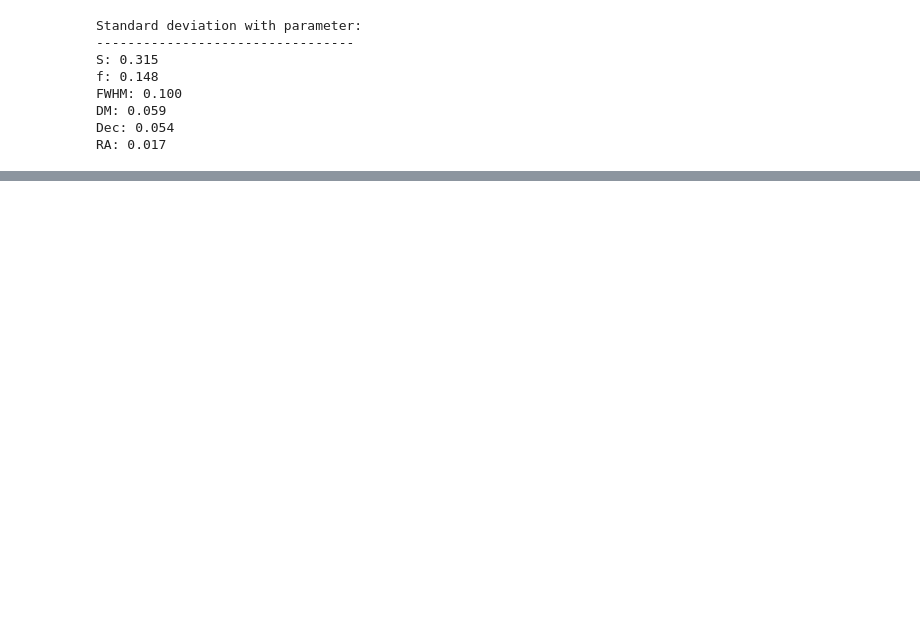
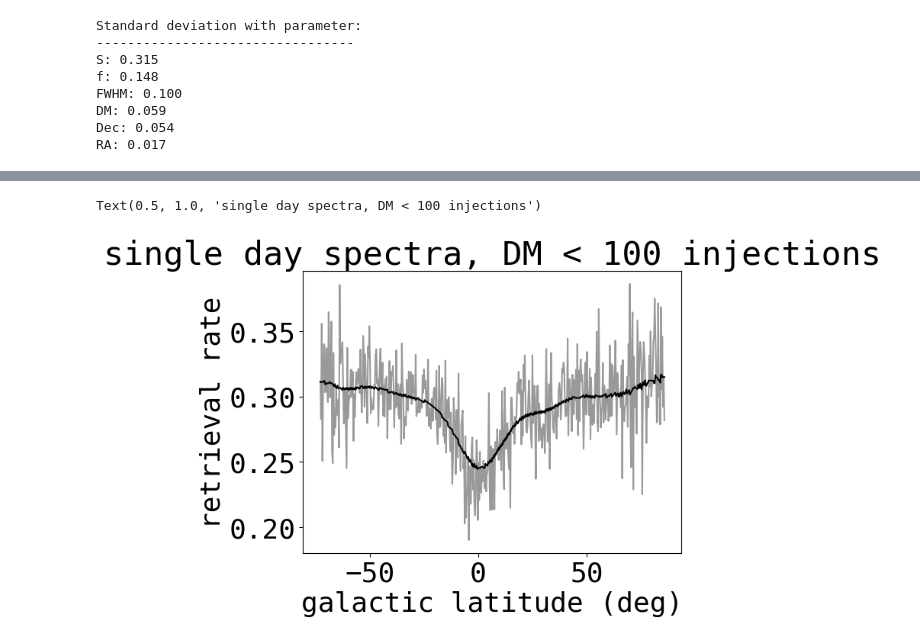
Before and after one commit to chime-sps/Transmissivity, a Jupyter notebook: results/injection_analysis_1d.ipynb, the cells around one changed output, grey strips where cells are left out. Drawn from its saved outputs; the diff is of its cells as text; code cells hidden in the pictures; blank space fills up the shorter version.

```diff
--- a/results/injection_analysis_1d.ipynb
+++ b/results/injection_analysis_1d.ipynb
@@ -345,0 +550,21 @@ Number of injections: 20070
+# %%
+DM_mask = data_1[:, DM_idx] < 100.
+b_bins = np.linspace(min(b1.value), max(b1.value), 500)
+b_dev = 20
+mock_data_1 = np.zeros((len(b1[DM_mask]), 2))
+mock_data_1[:, 0] = b1[DM_mask]
+mock_data_1[:, 1] = data_1[DM_mask, -1]
+
+b_inj_p_smooth, b_sens, b_sens_smooth = au.get_sensitivity(
+    mock_data_1,
+    *(0, b_bins, b_dev)
+)
+
+plt.plot(b_bins[:-1], b_sens_smooth, color='black')
+plt.plot(b_bins[:-1], b_sens, alpha=0.4, color='black')
+plt.xlabel('galactic latitude (deg)')
+plt.ylabel('retrieval rate')
+plt.title('single day spectra, DM < 100 injections')
+# %% [output]
+Text(0.5, 1.0, 'single day spectra, DM < 100 injections')
+[figure, added]
```
Also changed, not shown: parts of 11 cells of this notebook, 3 other files.
